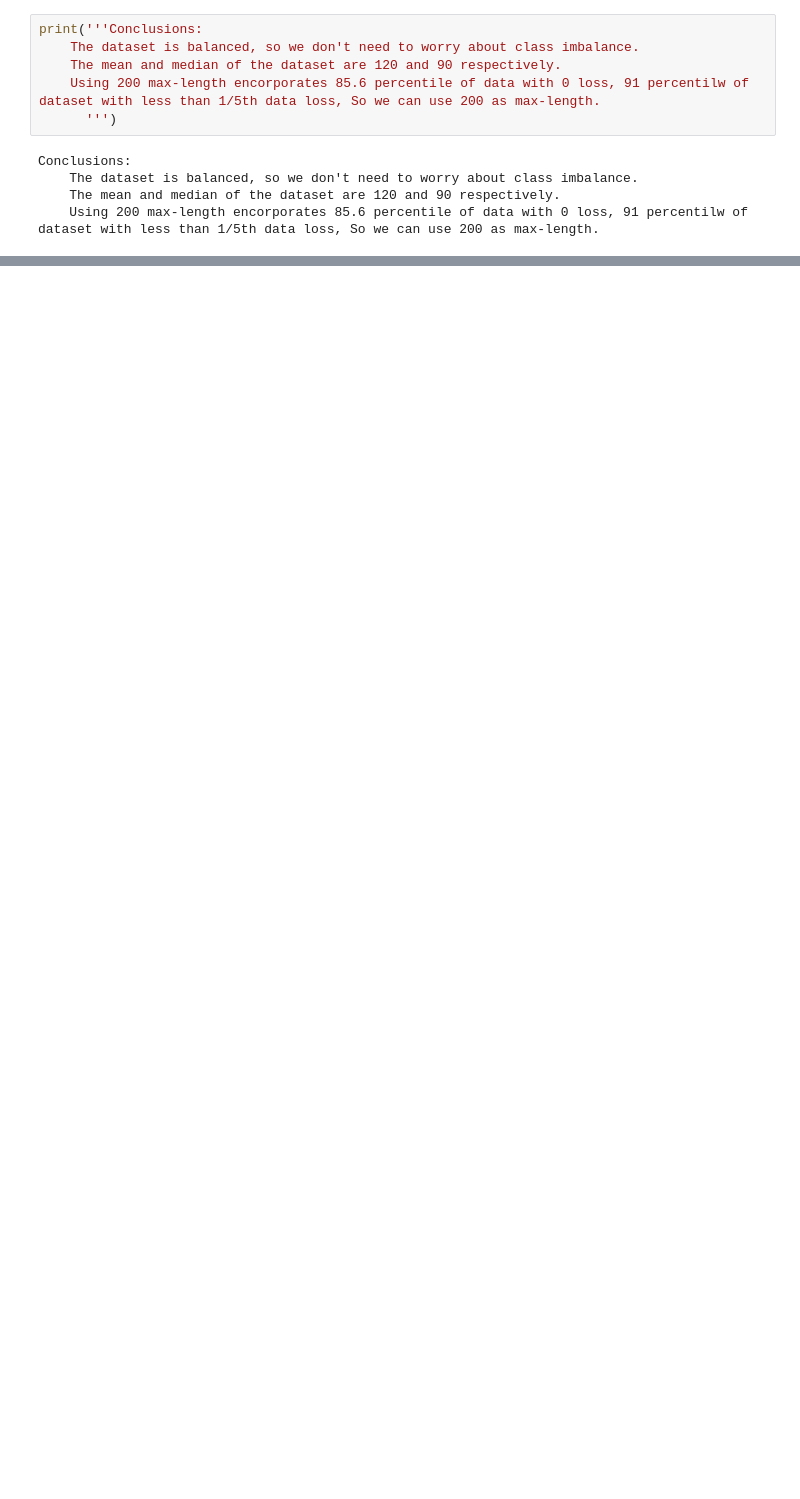
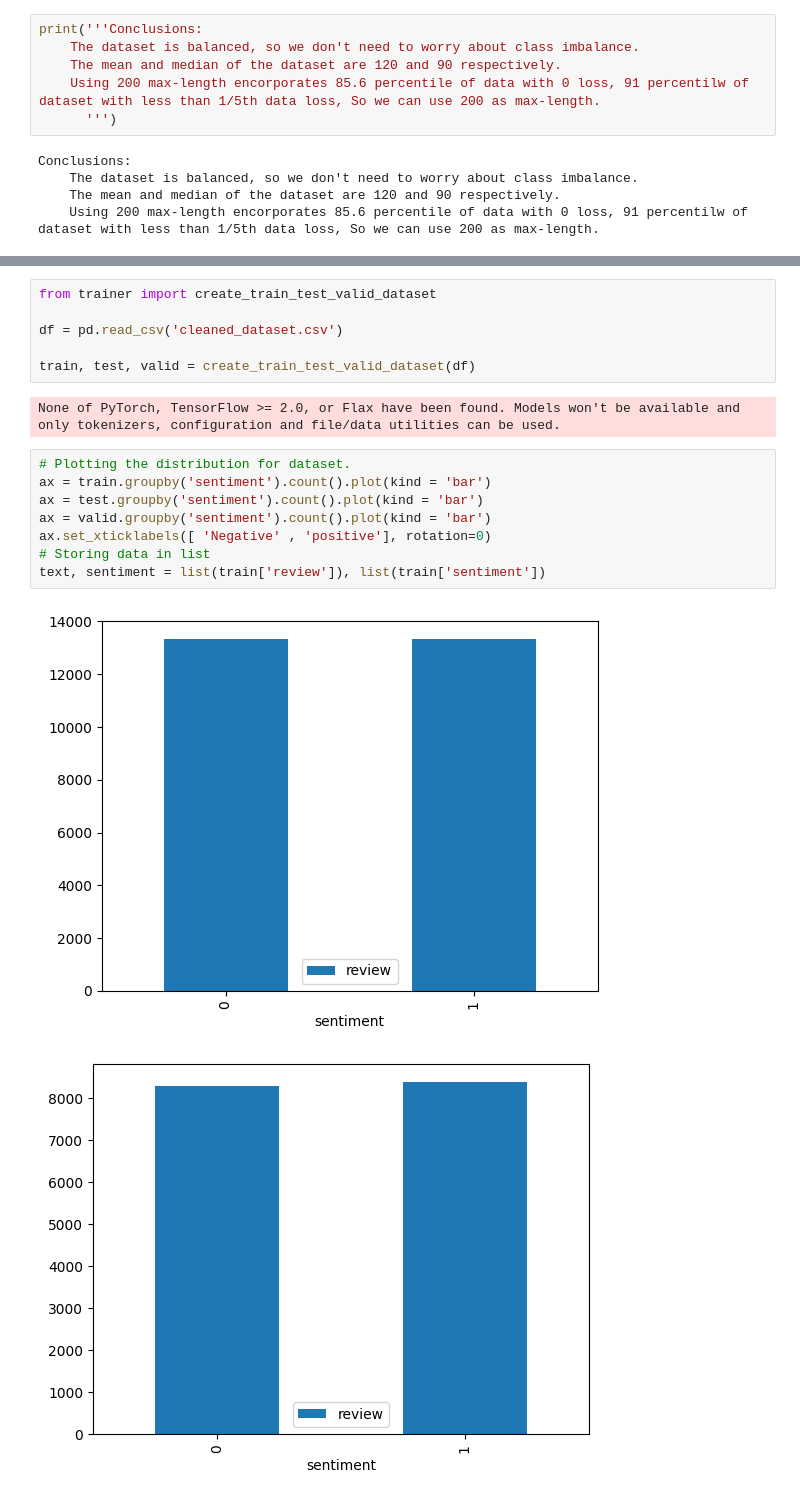
Before and after one commit to AnjaanKhadka/IMDB_review_sentiment_analysis, a Jupyter notebook: training/data_visualize.ipynb, the cells around one changed output, grey strips where cells are left out. Saved outputs shown, nothing was run; the diff lists cells and outputs as text; blank space fills up the shorter version.

```diff
--- a/training/data_visualize.ipynb
+++ b/training/data_visualize.ipynb
@@ -55,0 +62,19 @@ Conclusions:
+# %%
+from trainer import create_train_test_valid_dataset
+
+df = pd.read_csv('cleaned_dataset.csv')
+
+train, test, valid = create_train_test_valid_dataset(df)
+# %% [output]
+None of PyTorch, TensorFlow >= 2.0, or Flax have been found. Models won't be available and only tokenizers, configuration and file/data utilities can be used.
+# %%
+# Plotting the distribution for dataset.
+ax = train.groupby('sentiment').count().plot(kind = 'bar')
+ax = test.groupby('sentiment').count().plot(kind = 'bar')
+ax = valid.groupby('sentiment').count().plot(kind = 'bar')
+ax.set_xticklabels([ 'Negative' , 'positive'], rotation=0)
+# Storing data in list
+text, sentiment = list(train['review']), list(train['sentiment'])
+# %% [output]
+[figure, added]
+[figure, added]
```
Also changed, not shown: parts of 10 cells of this notebook, 3 other files.
